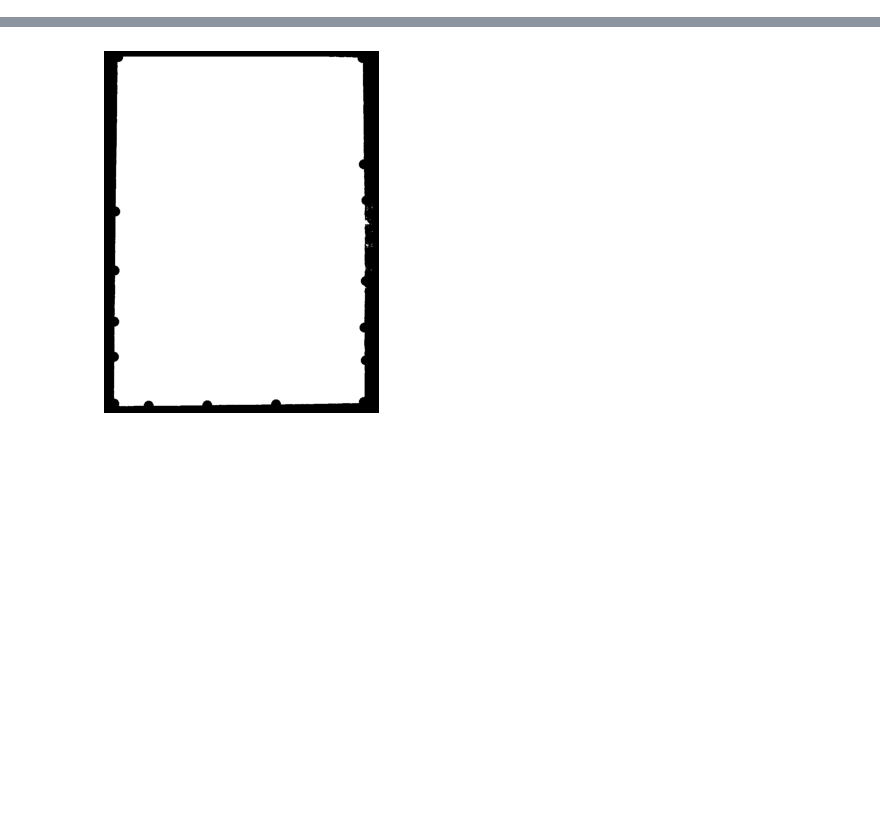
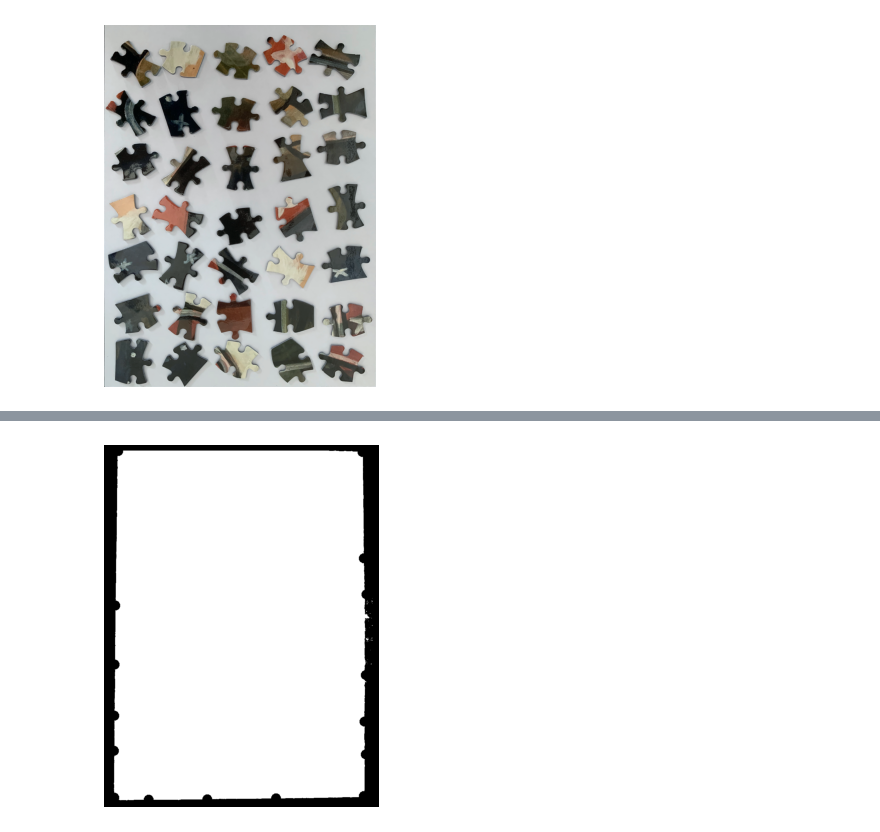
Before and after one commit to tang-ji/jigsaw-puzzle-solver, a Jupyter notebook: Untitled.ipynb, the cells around one changed output, grey strips where cells are left out. Saved outputs shown, nothing was run; the diff lists cells and outputs as text; code cells hidden in the pictures; blank space fills up the shorter version.

```diff
--- a/Untitled.ipynb
+++ b/Untitled.ipynb
@@ -1,6 +1,6 @@
 # %%
 import numpy as np
-import cv2
+import cv2, operator
 from matplotlib import pyplot as plt
 from glob import glob
 
@@ -89,3 +89,30 @@ def get_tile_corners(mask):
             lb = corner
             lb_d = distance(corner, tile_center)
     return np.array([lt, rt, rb, lb], dtype=int)
+
+def get_warp_image(img, margin=9):
+    orig_width = len(img[0])
+    orig_height = len(img)
+    target = 800
+    scale = target/orig_width if orig_height > orig_width else target/orig_height
+
+    resized = cv2.resize(img, None, fx=scale, fy=scale)
+    img_balanced = white_balance(resized)
+    blurred = blur(img_balanced)
+    hsv = cv2.cvtColor(blurred, cv2.COLOR_BGR2HSV)
+    h,s,v = cv2.split(hsv)
+    edges = cv2.threshold(s, 15, 255, cv2.THRESH_BINARY_INV)[1]
+
+    contour_info = [(c, cv2.contourArea(c),) for c in cv2.findContours(edges, cv2.RETR_LIST, cv2.CHAIN_APPROX_NONE)[0]]
+    mask = np.zeros(list(map(operator.add, edges.shape, (margin*2,margin*2,0))), dtype = np.uint8)
+    for contour in contour_info:
+        mask = cv2.fillConvexPoly(mask, contour[0]+margin, (255))
+    corners = get_tile_corners(mask)
+    corners = [tuple((corner-margin)/scale) for corner in corners]
+
+    return warpBox(img,corners)
+
+def blur(img, filter_size=9):
+    return cv2.GaussianBlur(img, (filter_size, filter_size), 0)
+
+img_paths = glob("input/*.jpg")
@@ -97,0 +119,11 @@ img_path = "input/IMG_3852_boundary.png"
+# %%
+img_path = "input/IMG_3852_boundary.png"
+img_path = img_paths[0]
+
+img = cv2.imread(img_path)
+img_warped = get_warp_image(img, margin=20)
+img_balanced = white_balance(img_warped)
+# %%
+show(img_balanced)
+# %% [output]
+[figure, added]
```
Also changed, not shown: parts of 13 cells of this notebook.
